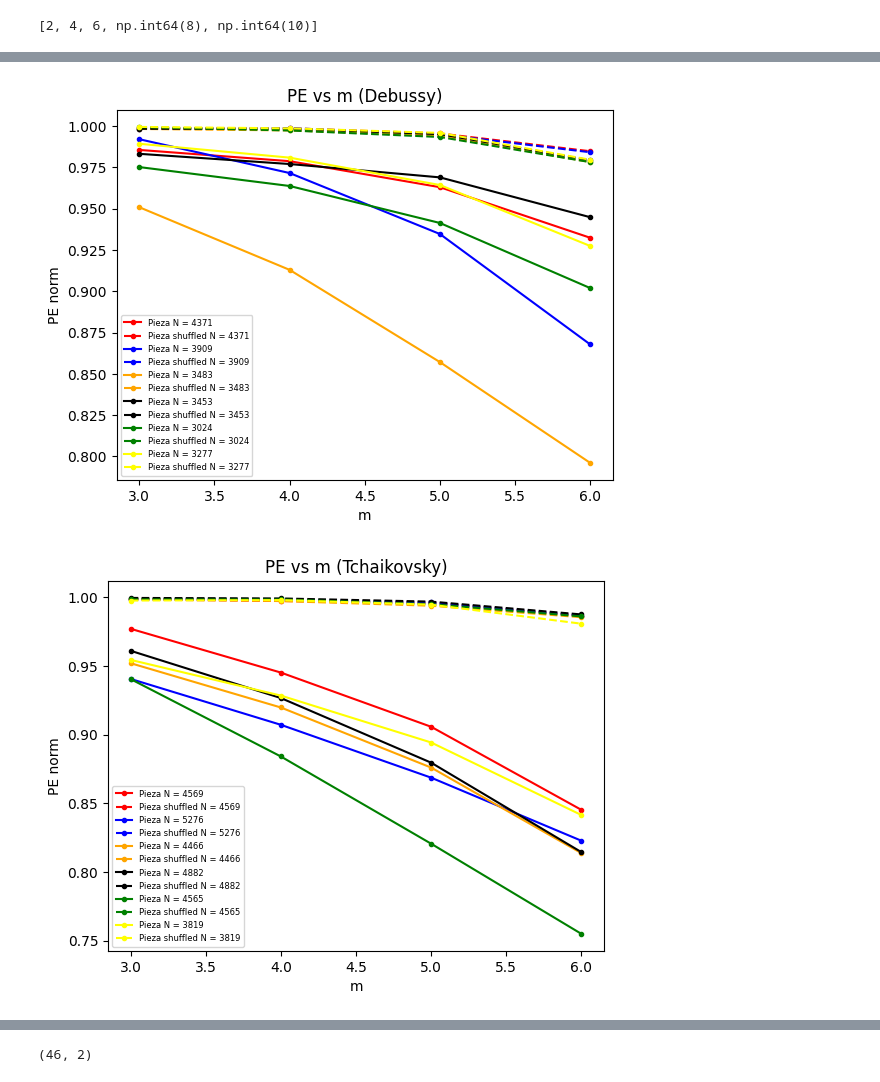
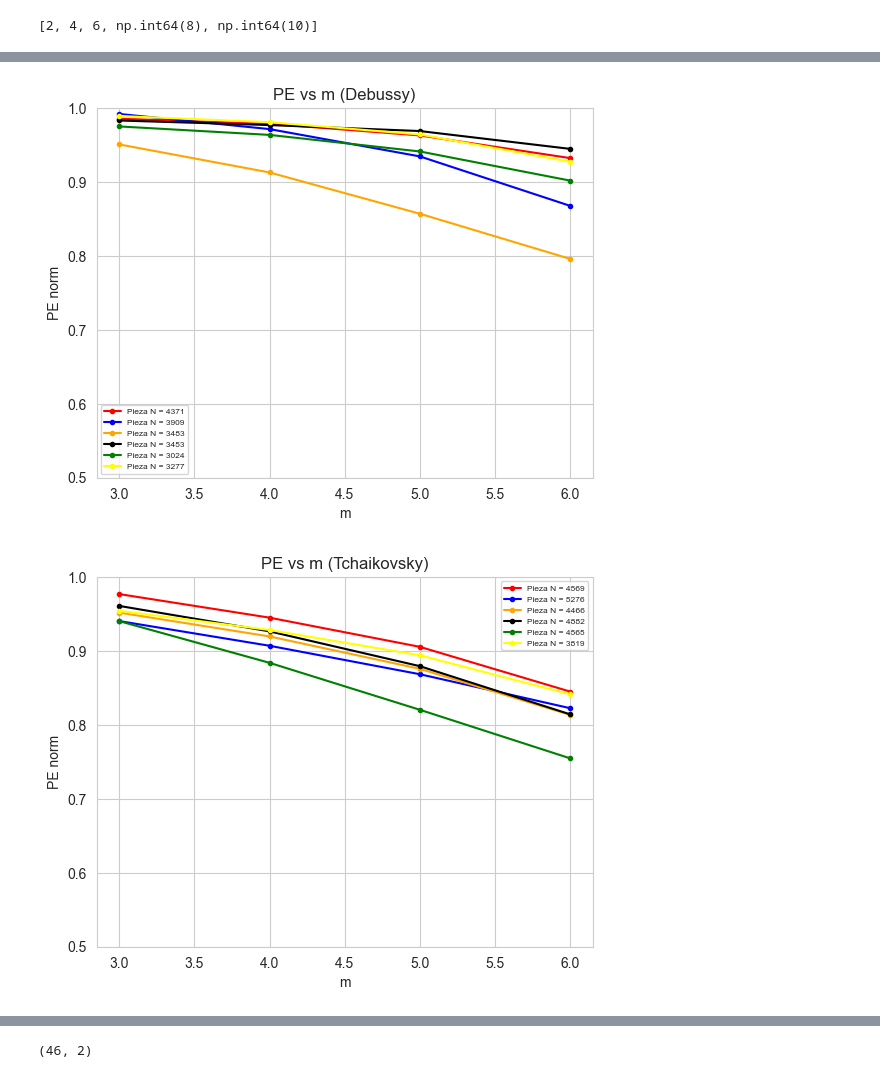
Before and after one commit to EduardoGarcia528/Tesis, a Jupyter notebook: musica-tesis/Limpiar_piezas.ipynb, the cells around one changed output, grey strips where cells are left out. Drawn from its saved outputs; the diff is of its cells as text; code cells hidden in the pictures.

```diff
--- a/musica-tesis/Limpiar_piezas.ipynb
+++ b/musica-tesis/Limpiar_piezas.ipynb
@@ -752,5 +689,6 @@ def permutation_entropy(arr, m=3, tau=1):
 # %%
 import matplotlib.pyplot as plt
+from funciones import remove_consecutive_duplicates, permutation_entropy
 
 compositores = ['Bach','Beethoven', 'Chopin', 'Mozart','Debussy','Tchaikovsky']
 colors = ['red','blue','orange','black','green','yellow']
@@ -771,14 +709,19 @@ for i,subjects in enumerate(series_grandes):
         arr = composers[composer][pieza]
         for j in range(len(m)):
             arr = remove_consecutive_duplicates(arr,0.0)
-            perm = np.random.permutation(arr)
             PE = permutation_entropy(np.array(arr),m=m[j],tau = 1)
-            PE_null = permutation_entropy(perm,m=m[j],tau = 1)
+            Nulls_mean = []
+            for _ in range(10):
+                perm = np.random.permutation(arr)
+                PE_null = permutation_entropy(perm,m=m[j],tau = 1)
+                Nulls_mean.append(PE_null)
+            PE_null = np.max(Nulls_mean)
             PEs[k].append(PE)
             PEs_null[k].append(PE_null)
         plt.plot(m,PEs[k],'-', marker = '.', label = f'Pieza N = {len(arr)}', color = colors[k])
-        plt.plot(m,PEs_null[k],'--', marker = '.', label = f'Pieza shuffled N = {len(arr)}', color = colors[k])
+        # plt.plot(m,PEs_null[k],'--', marker = '.', label = f'Pieza shuffled N = {len(arr)}', color = colors[k])
     plt.xlabel('m')
+    plt.ylim(0.5,1)
     plt.legend(fontsize = 6)
     plt.title(f'PE vs m ({composer})')
     plt.ylabel('PE norm')
@@ -791,2 +734,2 @@ for i,subjects in enumerate(series_grandes):
-[figure, old version]
+[figure, new version]
-[figure, old version]
+[figure, new version]
```
Also changed, not shown: parts of 20 cells of this notebook, 6 other files.
